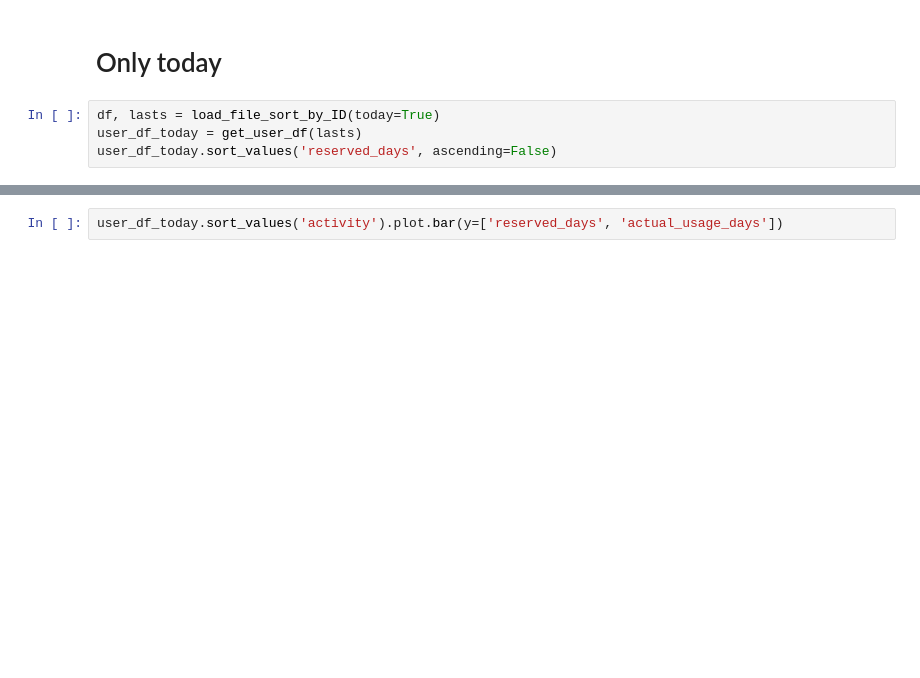
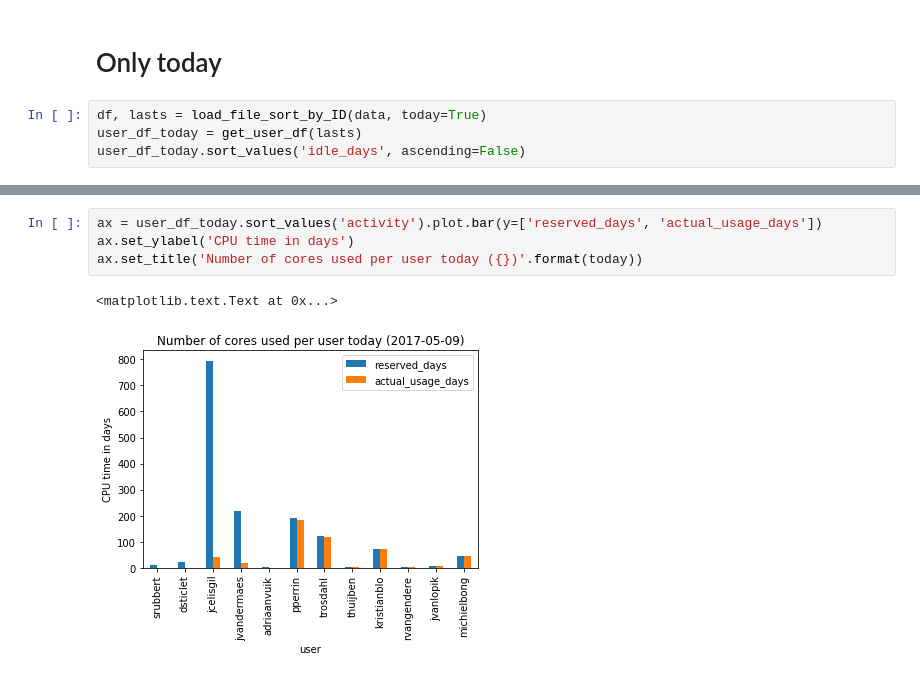
Before and after one commit to basnijholt/cluster-logger, a Jupyter notebook: index.ipynb, the cells around one changed output, grey strips where cells are left out. Drawn from its saved outputs; the diff is of its cells as text; blank space fills up the shorter version.

```diff
--- a/index.ipynb
+++ b/index.ipynb
@@ -106,6 +134,6 @@ for user, row in user_df.sort_values('reserved_days', ascending=False).iterrows(
 # %% [markdown]
 # Only today
 # %%
-df, lasts = load_file_sort_by_ID(today=True)
+df, lasts = load_file_sort_by_ID(data, today=True)
 user_df_today = get_user_df(lasts)
-user_df_today.sort_values('reserved_days', ascending=False)
+user_df_today.sort_values('idle_days', ascending=False)
@@ -112,2 +155,7 @@ user_df_today.sort_values('reserved_days', ascending=False)
-# %%
-user_df_today.sort_values('activity').plot.bar(y=['reserved_days', 'actual_usage_days'])
+# %%
+ax = user_df_today.sort_values('activity').plot.bar(y=['reserved_days', 'actual_usage_days'])
+ax.set_ylabel('CPU time in days')
+ax.set_title('Number of cores used per user today ({})'.format(today))
+# %% [output]
+<matplotlib.text.Text at 0x...>
+[figure, added]
```
Also changed, not shown: parts of 13 cells of this notebook.
